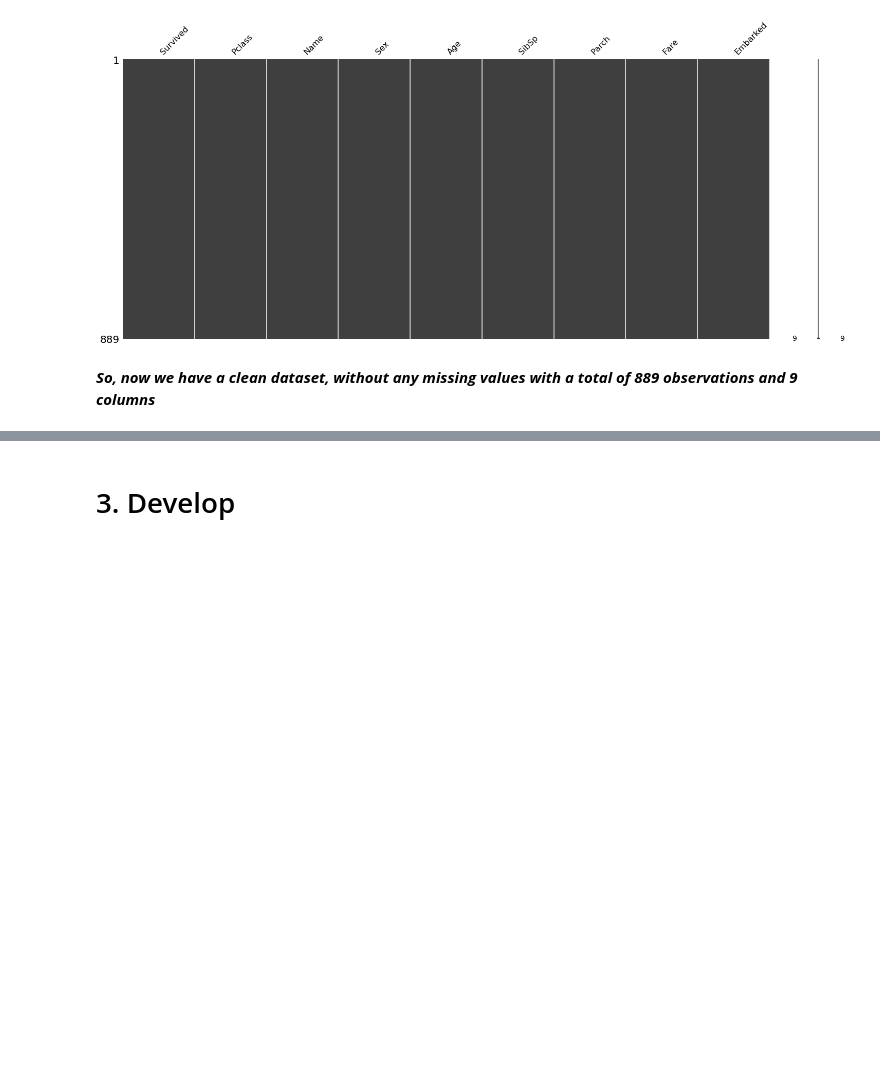
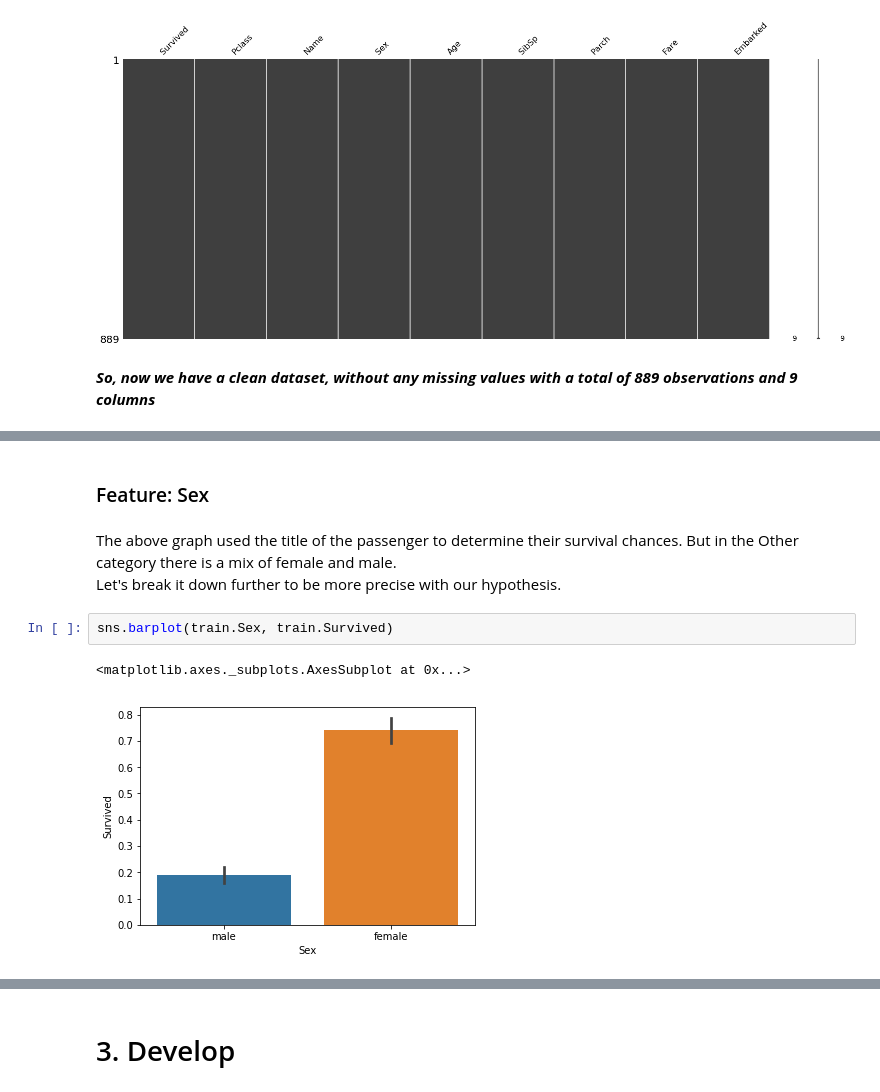
Before and after one commit to varushij/Titanic-Survivals, a Jupyter notebook: Titanic Survival Problem.ipynb, the cells around one changed output, grey strips where cells are left out. Saved outputs shown, nothing was run; the diff lists cells and outputs as text; blank space fills up the shorter version.

```diff
--- a/Titanic Survival Problem.ipynb
+++ b/Titanic Survival Problem.ipynb
@@ -733,0 +812,10 @@ __*So, now we have a clean dataset, without any missing values with a total of 8
+# %% [markdown]
+### Feature: Sex
+# %% [markdown]
+The above graph used the title of the passenger to determine their survival chances. But in the Other category there is a mix of female and male. <br>
+Let's break it down further to be more precise with our hypothesis.
+# %%
+sns.barplot(train.Sex, train.Survived)
+# %% [output]
+<matplotlib.axes._subplots.AxesSubplot at 0x...>
+[figure, added]
```
Also changed, not shown: parts of 40 cells of this notebook.
